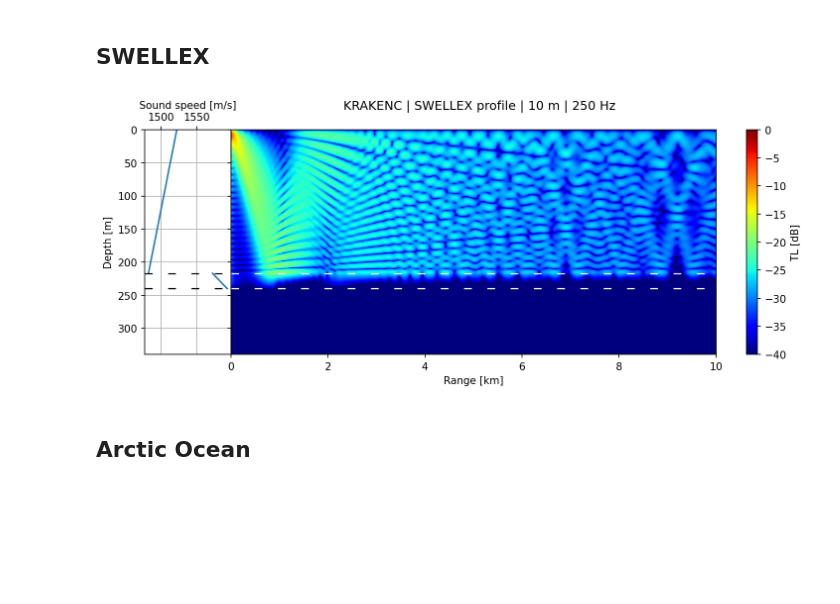
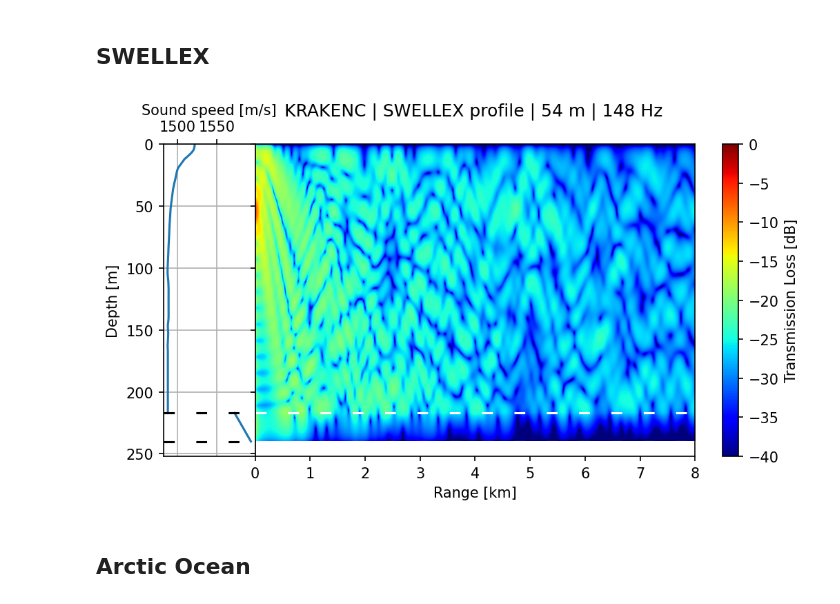
Before and after one commit to NeptuneProjects/TritonOA, a Jupyter notebook: tutorials/RunKRAKEN.ipynb, the cells around one changed output. Drawn from its saved outputs; the diff is of its cells as text; code cells hidden in the pictures; blank space fills up the shorter version.

```diff
--- a/tutorials/RunKRAKEN.ipynb
+++ b/tutorials/RunKRAKEN.ipynb
@@ -78,9 +80,16 @@ plt.show()
 profile = "SWELLEX"
 title = profile
 
+fname = Path("/Users/williamjenkins/Research/Projects/BOGP/Data/ctds 2/i9606.prn")
+z_data, c_data, _ = read_ssp(fname, 0, 3, header=None)
+z_data = np.append(z_data, 217)
+c_data = np.append(c_data, c_data[-1])
+
+
 top = Top()
 
-ssp1 = SoundSpeedProfile(z=[0, 217], c_p=[1521.95, 1482], rho=1.)
+# ssp1 = SoundSpeedProfile(z=[0, 217], c_p=[1521.95, 1482], rho=1.)
+ssp1 = SoundSpeedProfile(z=z_data, c_p=c_data, rho=1.)
 ssp2 = SoundSpeedProfile(z=[217, 240], c_p=[1572.37, 1593.02], rho=1.8, a_p=0.3)
 ssp3 = SoundSpeedProfile(z=[240, 1040], c_p=[1881, 3245.8], rho=2.1, a_p=0.09)
 layer1 = Layer(ssp1)
@@ -90,13 +99,13 @@ layers = [layer1, layer2, layer3]
 
 bottom = Bottom(opt="A", z=layer3.z_max+1, c_p=5200, rho=2.7, a_p=0.03)
 
-source = Source(10)
-zvec = np.arange(0, layer2.z_max+100, 0.5)
+source = Source(54)
+zvec = np.arange(0, layer2.z_max, 0.5)
 dr = 0.5e-3
-rvec = np.arange(dr, 10+dr, dr)
+rvec = np.arange(dr, 8+dr, dr)
 receiver = Receiver(zvec, rvec)
 
-freq = 250
+freq = 148
 clow = 0
 chigh = 1600
 
@@ -117,38 +126,38 @@ model = "KRAKENC"
 kmodel.run(fldflag=True, model=model)
 p = normalize_pressure(kmodel.modes.p, log=True)
 
-fig, axs = plt.subplots(1, 2, sharey=True, gridspec_kw={"width_ratios": [1, 7], "wspace": 0}, figsize=(12, 4), dpi=150)
+fig, axs = plt.subplots(1, 2, sharey=True, gridspec_kw={"width_ratios": [1, 6], "wspace": 0}, figsize=(8, 4), dpi=150)
 
 z = np.array([])
 c = np.array([])
 b = np.array([])
 for layer in layers[:-1]:
     z = np.concatenate((z, layer.ssp.z))
     c = np.concatenate((c, layer.ssp.c_p))
     b = np.concatenate((b, [layer.z_max]))
 
 ax = plot_SSP(
     z,
     c,
     boundaries=b,
     xlabel="Sound speed [m/s]",
     ylabel="Depth [m]",
     ax=axs[0]
 )
 ax = plot_TL_2d(
     p,
     z=kmodel.receiver.z,
     r=np.concatenate((np.array([0]), kmodel.receiver.r)),
     boundaries=b,
     xlabel="Range [km]",
-    clabel="TL [dB]",
+    clabel="Transmission Loss [dB]",
     vmin=-40,
     ax=axs[1]
 )
 fig.suptitle(f"{model} | {profile} profile | {kmodel.source.z.item()} m | {freq} Hz")
 plt.show()
 # %% [output]
-[figure, old version]
+[figure, new version]
 # %% [markdown]
 ## Arctic Ocean
 # %%
```
Also changed, not shown: parts of 3 cells of this notebook.
